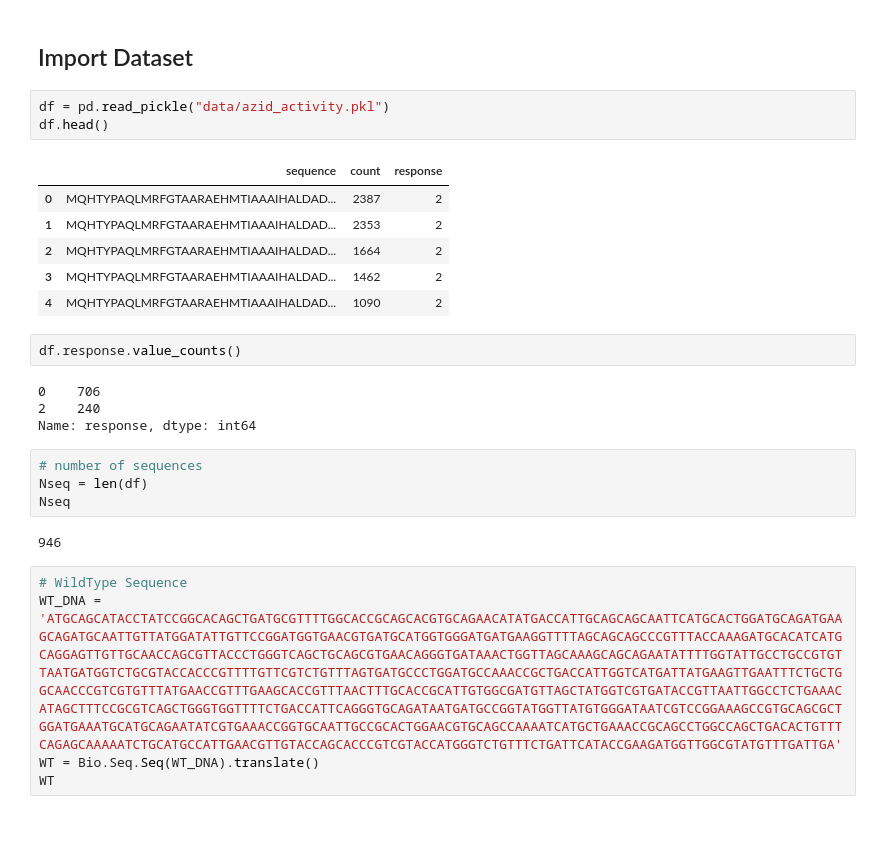
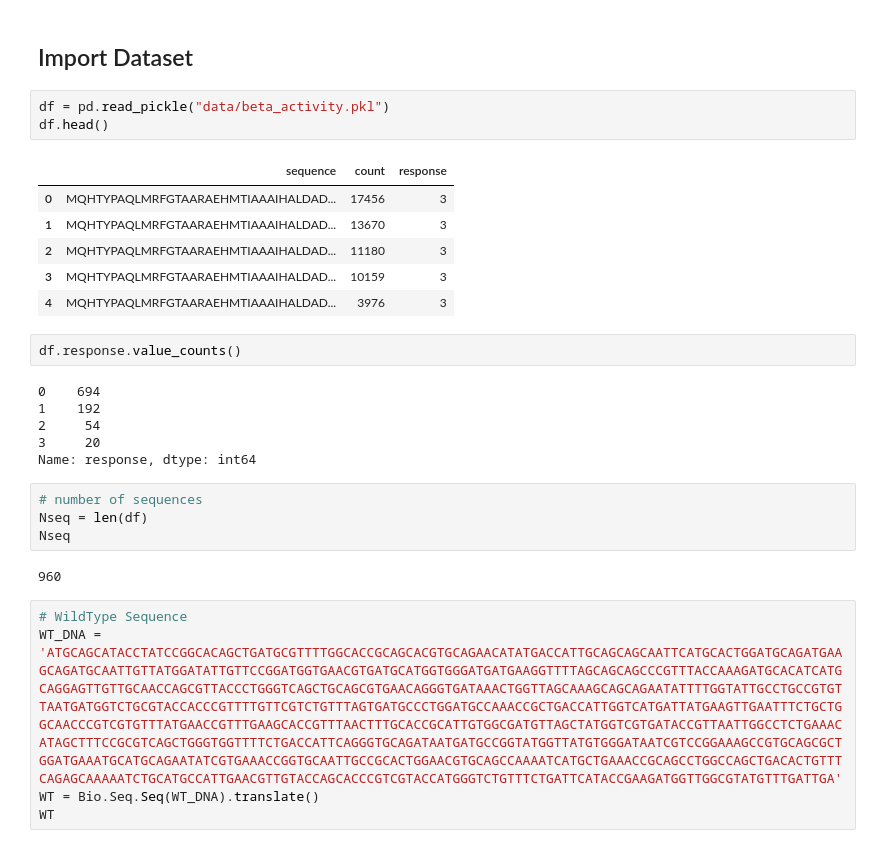
Before and after one commit to RomeroLab/sadx-latent-function, a Jupyter notebook: projects/Biochemical_Ordinal/Ordinal Regression.ipynb, the cells around one changed output. Drawn from its saved outputs; the diff is of its cells as text.

```diff
--- a/projects/Biochemical_Ordinal/Ordinal Regression.ipynb
+++ b/projects/Biochemical_Ordinal/Ordinal Regression.ipynb
@@ -9,26 +9,28 @@ import Bio.Seq
 # %% [markdown]
 ## Import Dataset
 # %%
-df = pd.read_pickle("data/azid_activity.pkl")
+df = pd.read_pickle("data/beta_activity.pkl")
 df.head()
 # %% [output]
 |  | sequence | count | response |
-| 0 | MQHTYPAQLMRFGTAARAEHMTIAAAIHALDAD... | 2387 | 2 |
-| 1 | MQHTYPAQLMRFGTAARAEHMTIAAAIHALDAD... | 2353 | 2 |
-| 2 | MQHTYPAQLMRFGTAARAEHMTIAAAIHALDAD... | 1664 | 2 |
-| 3 | MQHTYPAQLMRFGTAARAEHMTIAAAIHALDAD... | 1462 | 2 |
-| 4 | MQHTYPAQLMRFGTAARAEHMTIAAAIHALDAD... | 1090 | 2 |
+| 0 | MQHTYPAQLMRFGTAARAEHMTIAAAIHALDAD... | 17456 | 3 |
+| 1 | MQHTYPAQLMRFGTAARAEHMTIAAAIHALDAD... | 13670 | 3 |
+| 2 | MQHTYPAQLMRFGTAARAEHMTIAAAIHALDAD... | 11180 | 3 |
+| 3 | MQHTYPAQLMRFGTAARAEHMTIAAAIHALDAD... | 10159 | 3 |
+| 4 | MQHTYPAQLMRFGTAARAEHMTIAAAIHALDAD... | 3976 | 3 |
 # %%
 df.response.value_counts()
 # %% [output]
-0    706
-2    240
+0    694
+1    192
+2     54
+3     20
 Name: response, dtype: int64
 # %%
 # number of sequences
 Nseq = len(df)
 Nseq
 # %% [output]
-946
+960
 # %%
 # WildType Sequence
```
Also changed, not shown: parts of 28 cells of this notebook.
